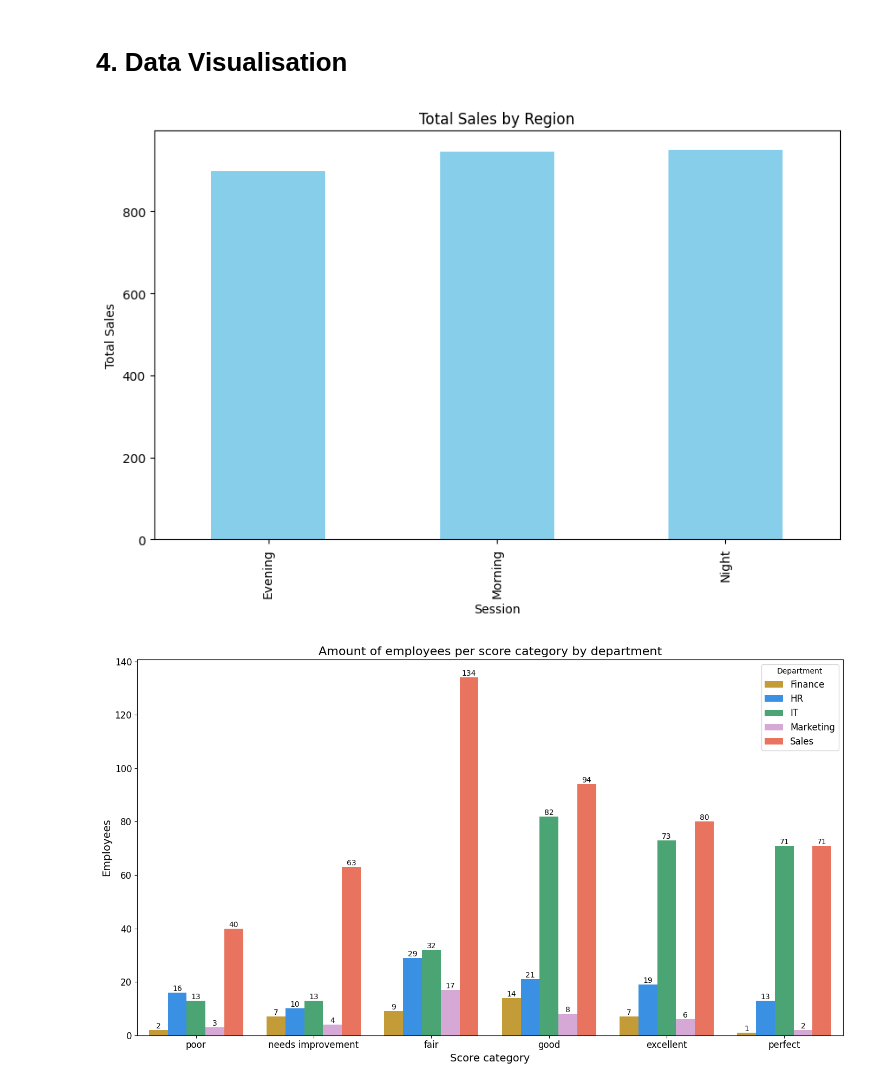
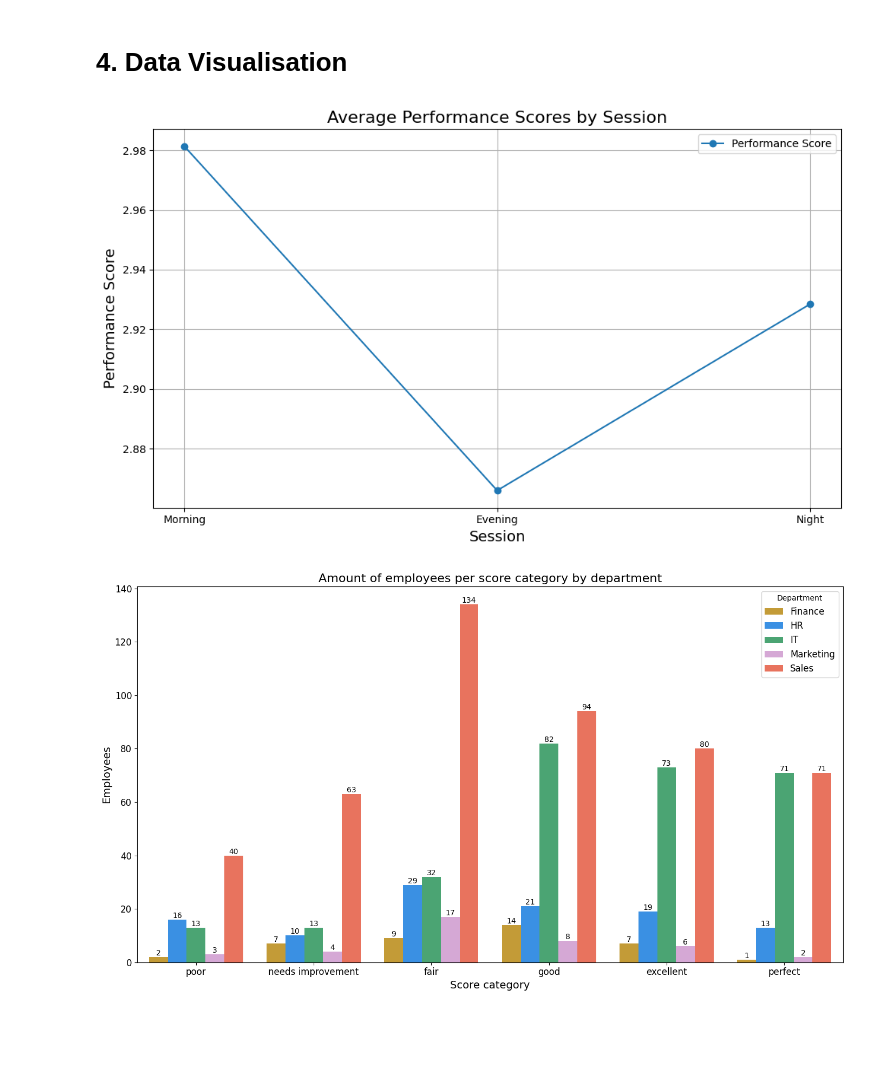
Before and after one commit to mathpoirot/Python-for-Business-Analytics-Class, a Jupyter notebook: POIROT_Mathilde_Python_PROJECT.ipynb, the cells around one changed output. Cells and saved outputs as stored; diff of their text form; code cells hidden in the pictures; blank space fills up the shorter version.

```diff
--- a/POIROT_Mathilde_Python_PROJECT.ipynb
+++ b/POIROT_Mathilde_Python_PROJECT.ipynb
@@ -434,20 +453,25 @@ Correlation between Salary and Performance Score: 0.9032841632371696
 The correlation is near 0. Thus, it is very low and it means that **Performance Score and Salary don't seem to be correlated**. Thus, employees earning a higher wage won't have a better performance than low wage employees.
 # %% [markdown]
 # **4. Data Visualisation**
-# %%
-# Bar Chart (matplotlib)
-# Explanation: This bar chart compares total sales across different regions, helping identify the most profitable regions.
-# Key code explanation:
-# - `groupby("Region")["Sales"].sum()`: Groups data by region and sums up sales.
-# - `.plot(kind="bar")`: Creates a bar chart of the grouped data.
-plt.figure(figsize=(10, 6))
-sales_by_region = employeep.groupby("Session")["Performance Score"].sum()
-sales_by_region.plot(kind="bar", color="skyblue")
-plt.title("Total Sales by Region")
-plt.ylabel("Total Sales")
-plt.show()
-# %% [output]
-[figure, removed]
+# %%
+session_order = ['Morning', 'Evening', 'Night']
+employeep['Session'] = pd.Categorical(employeep['Session'], categories=session_order, ordered=True)
+
+# Calculer les scores de performance moyens par session
+session_scores = employeep.groupby("Session")["Performance Score"].mean()
+
+# Créer le graphique en ligne
+plt.figure(figsize=(10, 6))
+plt.plot(session_scores, marker='o', label="Performance Score")
+plt.title("Average Performance Scores by Session", fontsize=16)
+plt.xlabel("Session", fontsize=14)
+plt.ylabel("Performance Score", fontsize=14)
+plt.legend()
+plt.grid()
+plt.tight_layout()
+plt.show()
+# %% [output]
+[figure, added]
 # %%
 import matplotlib.pyplot as plt
 import seaborn as sns
```
Also changed, not shown: parts of 9 cells of this notebook.
